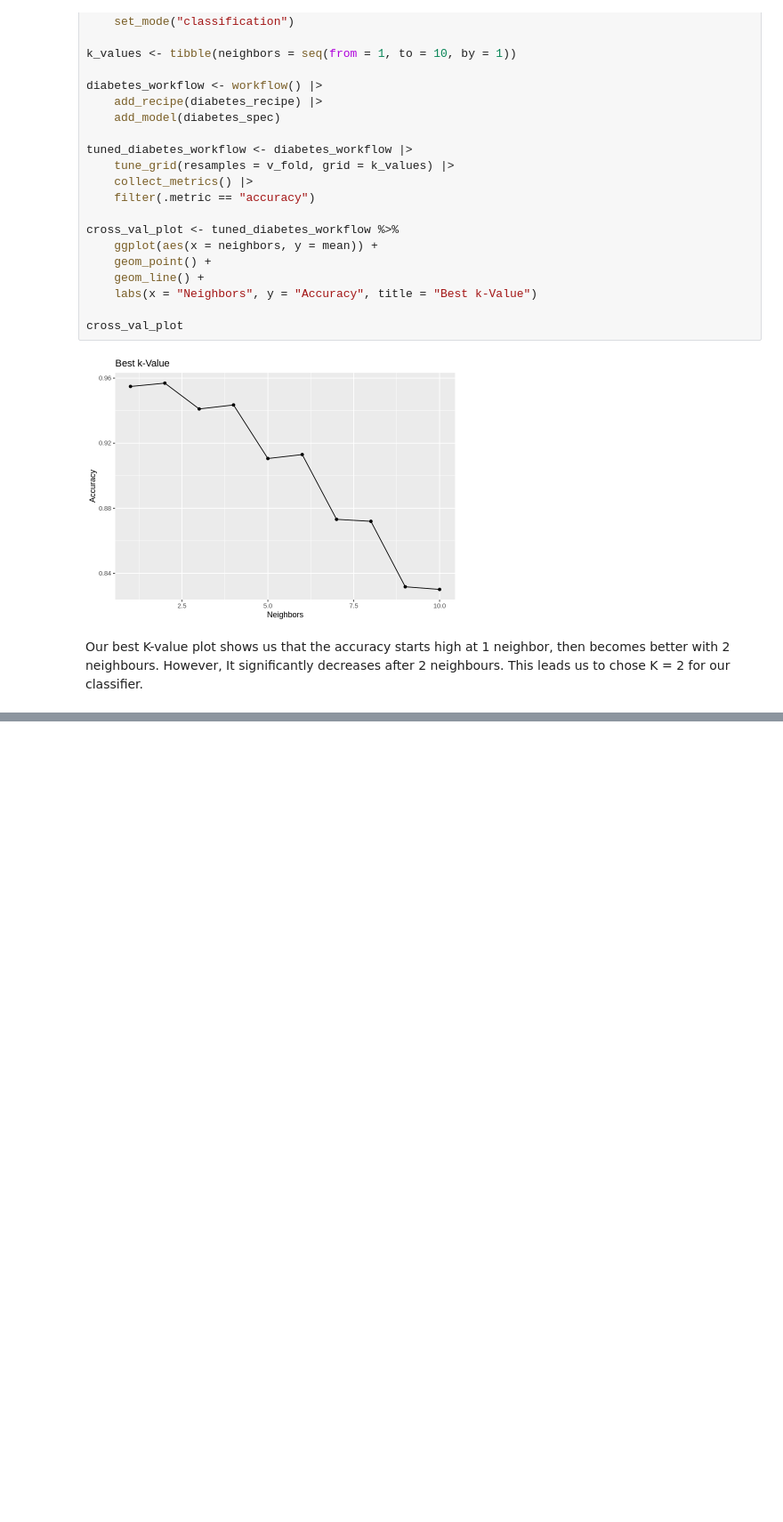
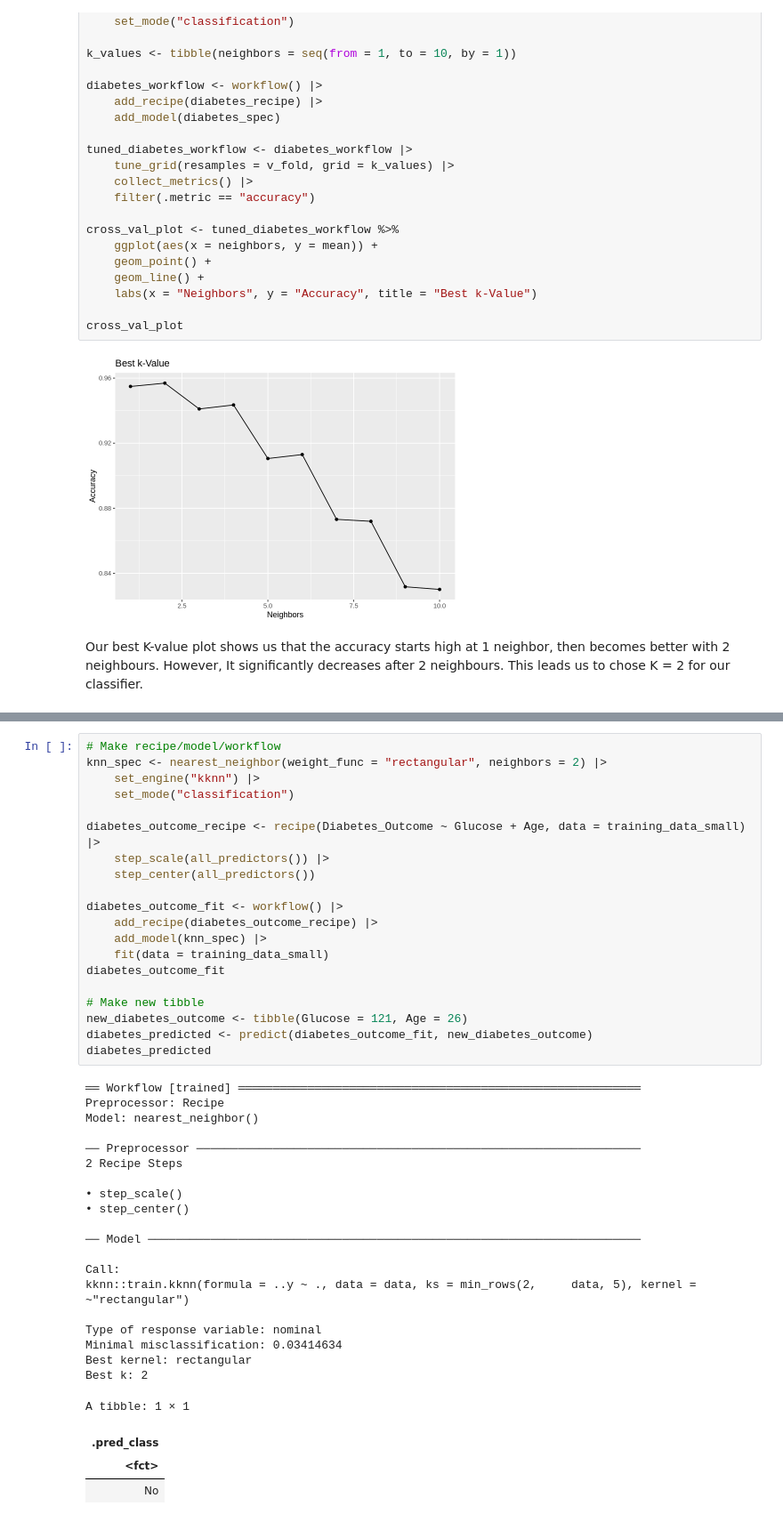
Before and after one commit to nityag11/DSCI-100-group17-project, a Jupyter notebook: Projectv2.ipynb, the cells around one changed output, grey strips where cells are left out. Shown at 89% size. Drawn from its saved outputs; the diff is of its cells as text; blank space fills up the shorter version.

Commit message:
model/recipe/workflow/tibble

```diff
--- a/Projectv2.ipynb
+++ b/Projectv2.ipynb
@@ -353,0 +357,44 @@ Our best K-value plot shows us that the accuracy starts high at 1 neighbor, then
+# %%
+# Make recipe/model/workflow
+knn_spec <- nearest_neighbor(weight_func = "rectangular", neighbors = 2) |>
+    set_engine("kknn") |>
+    set_mode("classification")
+
+diabetes_outcome_recipe <- recipe(Diabetes_Outcome ~ Glucose + Age, data = training_data_small) |>
+    step_scale(all_predictors()) |>
+    step_center(all_predictors())
+
+diabetes_outcome_fit <- workflow() |>
+    add_recipe(diabetes_outcome_recipe) |>
+    add_model(knn_spec) |>
+    fit(data = training_data_small)
+diabetes_outcome_fit
+
+# Make new tibble
+new_diabetes_outcome <- tibble(Glucose = 121, Age = 26)
+diabetes_predicted <- predict(diabetes_outcome_fit, new_diabetes_outcome)
+diabetes_predicted
+# %% [output]
+══ Workflow [trained] ══════════════════════════════════════════════════════════
+Preprocessor: Recipe
+Model: nearest_neighbor()
+
+── Preprocessor ────────────────────────────────────────────────────────────────
+2 Recipe Steps
+
+• step_scale()
+• step_center()
+
+── Model ───────────────────────────────────────────────────────────────────────
+
+Call:
+kknn::train.kknn(formula = ..y ~ ., data = data, ks = min_rows(2,     data, 5), kernel = ~"rectangular")
+
+Type of response variable: nominal
+Minimal misclassification: 0.03414634
+Best kernel: rectangular
+Best k: 2
+A tibble: 1 × 1
+| .pred_class |
+| <fct> |
+| No |
```
Also changed, not shown: parts of 2 cells of this notebook.
